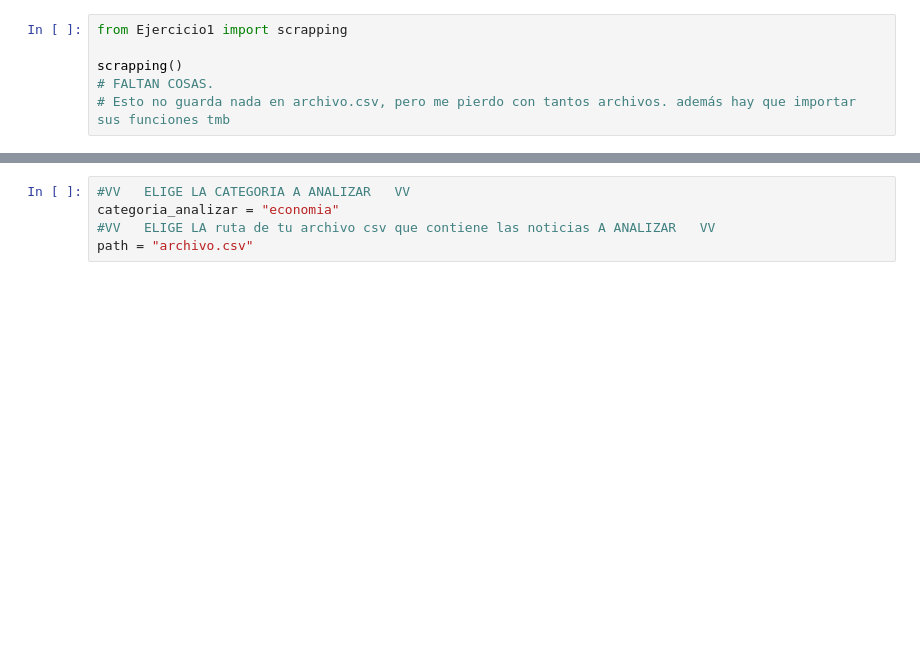
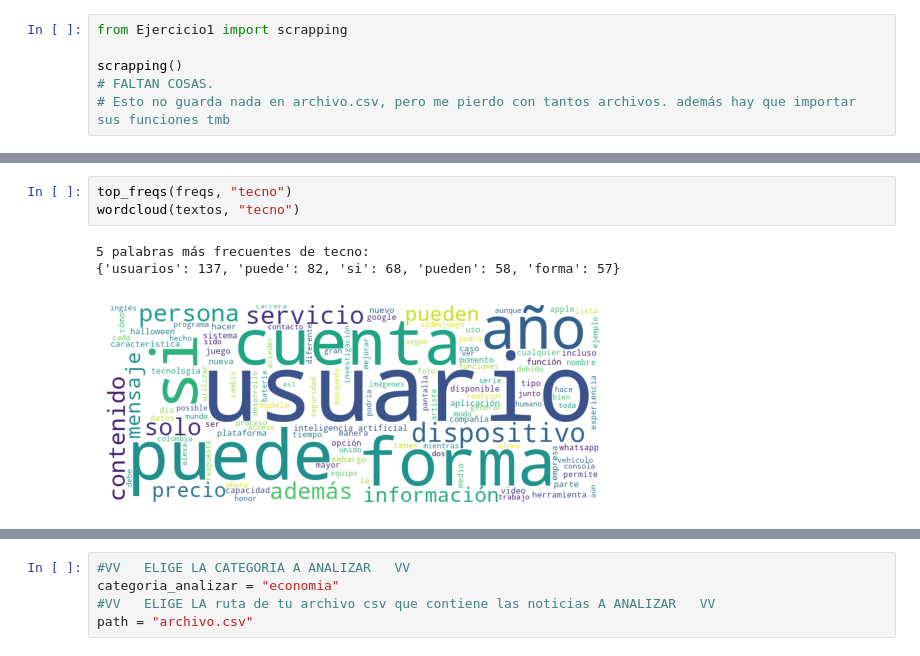
Before and after one commit to GuidoLorenzetti/TUIA-NLP-TP, a Jupyter notebook: Informe.ipynb, the cells around one changed output, grey strips where cells are left out. Saved outputs shown, nothing was run; the diff lists cells and outputs as text; blank space fills up the shorter version.

```diff
--- a/Informe.ipynb
+++ b/Informe.ipynb
@@ -121,0 +127,7 @@ Ejercicio 4
+# %%
+top_freqs(freqs, "tecno")
+wordcloud(textos, "tecno")
+# %% [output]
+5 palabras más frecuentes de tecno:
+{'usuarios': 137, 'puede': 82, 'si': 68, 'pueden': 58, 'forma': 57}
+[figure, added]
```
Also changed, not shown: parts of 38 cells of this notebook, 4 other files.
